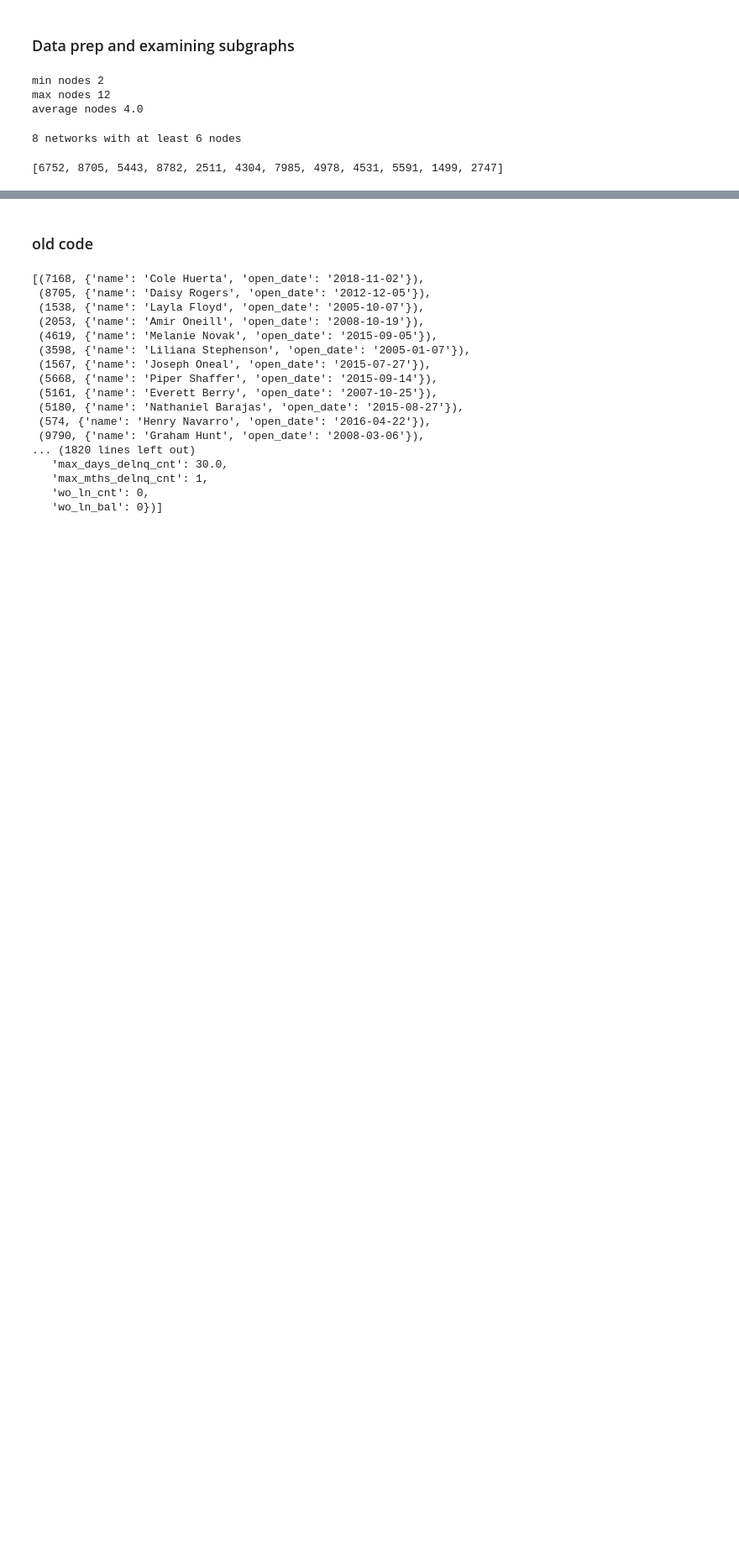
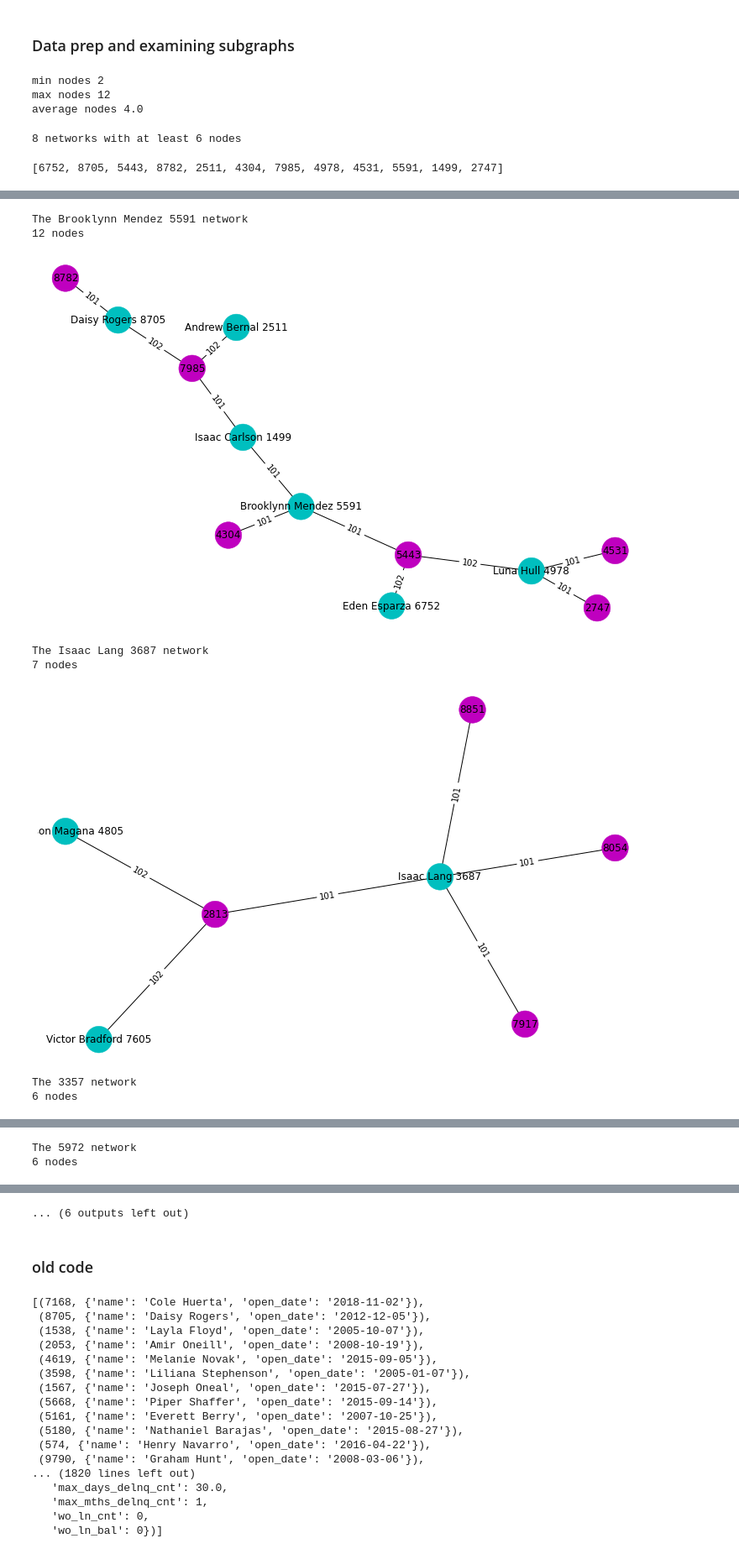
Before and after one commit to w-schw/CU-member-networks, a Jupyter notebook: Member network development.ipynb, the cells around one changed output, grey strips where cells are left out. Shown at 84% size. Drawn from its saved outputs; the diff is of its cells as text; code cells hidden in the pictures; blank space fills up the shorter version.

```diff
--- a/Member network development.ipynb
+++ b/Member network development.ipynb
@@ -220,50 +289,51 @@ NameError: name 'at' is not defined
 # %%
-for i in range(10):
+for i in range(8):
 
     graph = multi[i]
 
-    individual_nodes = []
+    #individual_nodes = []
 
-    for name in list(graph.nodes):
-        if " " in str(name):
-            individual_nodes.append(name)
+    #for name in list(graph.nodes):
+    #    if " " in str(name):
+    #        individual_nodes.append(name)
 
-    for n in graph.nodes:
-        graph.nodes[n]['color']= 'c' if n in individual_nodes else 'm'
+    colors = generate_color_map(graph,ind)
 
-    colors = [node[1]['color'] for node in graph.nodes(data=True)]
-
-    center = nx.center(graph)
-    title = 'The '+str(center[0])+" network"
+    center = nx.center(graph)[0]
+    title = graph.nodes[center]['label']
     degrees = nx.degree(graph)
     node_count = len(nx.nodes(graph))
+
     pos = nx.spring_layout(graph)
+    nx.draw(graph, pos=pos, node_color=colors,   node_size=1000)
+    node_labels = nx.get_node_attributes(graph,'label')
 
-    names,member_nbrs = get_network_members(degrees)
-
-    nx.draw(graph, pos=pos, node_color=colors,   node_size=1000)
-
-    nx.draw_networkx_labels(graph, pos=pos )
+    nx.draw_networkx_labels(graph, pos=pos, labels = node_labels )
     edge_labels = nx.get_edge_attributes(graph, 'participation_type')
     nx.draw_networkx_edge_labels(graph, pos, edge_labels)
 
-    #function to join attributes back on subgraph node
-    at = get_member_nbr_attributes(attributes,member_nbrs )
-
-    print(title)
+    print(f'The {title} network')
     print(str(node_count)+" nodes")
     plt.show()
-    #print(pd.DataFrame.from_dict(nx.degree(graph)))
-    print(x)
-    print(at)
 
 
-    fig, ax =plt.subplots(figsize=(12,4))
+
+fig, ax =plt.subplots(figsize=(12,4))
+
 ax.axis('tight')
 ax.axis('off')
 the_table = ax.table(cellText=df.values,colLabels=df.columns,loc='center')
 
 #https://stackoverflow.com/questions/4042192/reduce-left-and-right-margins-in-matplotlib-plot
 pp = PdfPages("foo.pdf")
 pp.savefig(fig, bbox_inches='tight')
 pp.close()
+# %% [output]
+The Brooklynn Mendez 5591 network
+12 nodes
+[figure, added]
+The Isaac Lang 3687 network
+7 nodes
+[figure, added]
+The 3357 network
+6 nodes
@@ -269,0 +341,2 @@ pp.close()
+The 5972 network
+6 nodes
@@ -270,2 +350,3 @@ pp.close()
+... (6 outputs left out)
 # %% [markdown]
 ### old code
```
Also changed, not shown: parts of 16 cells of this notebook.
